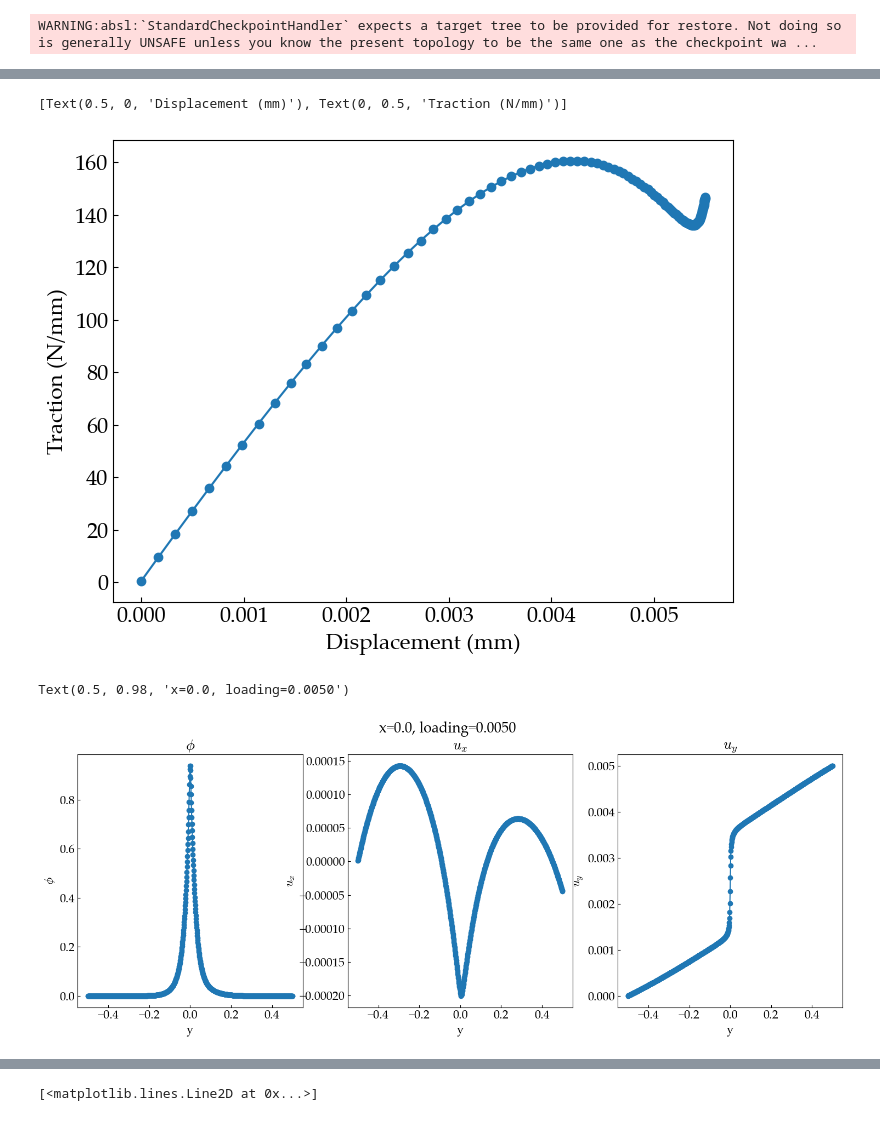
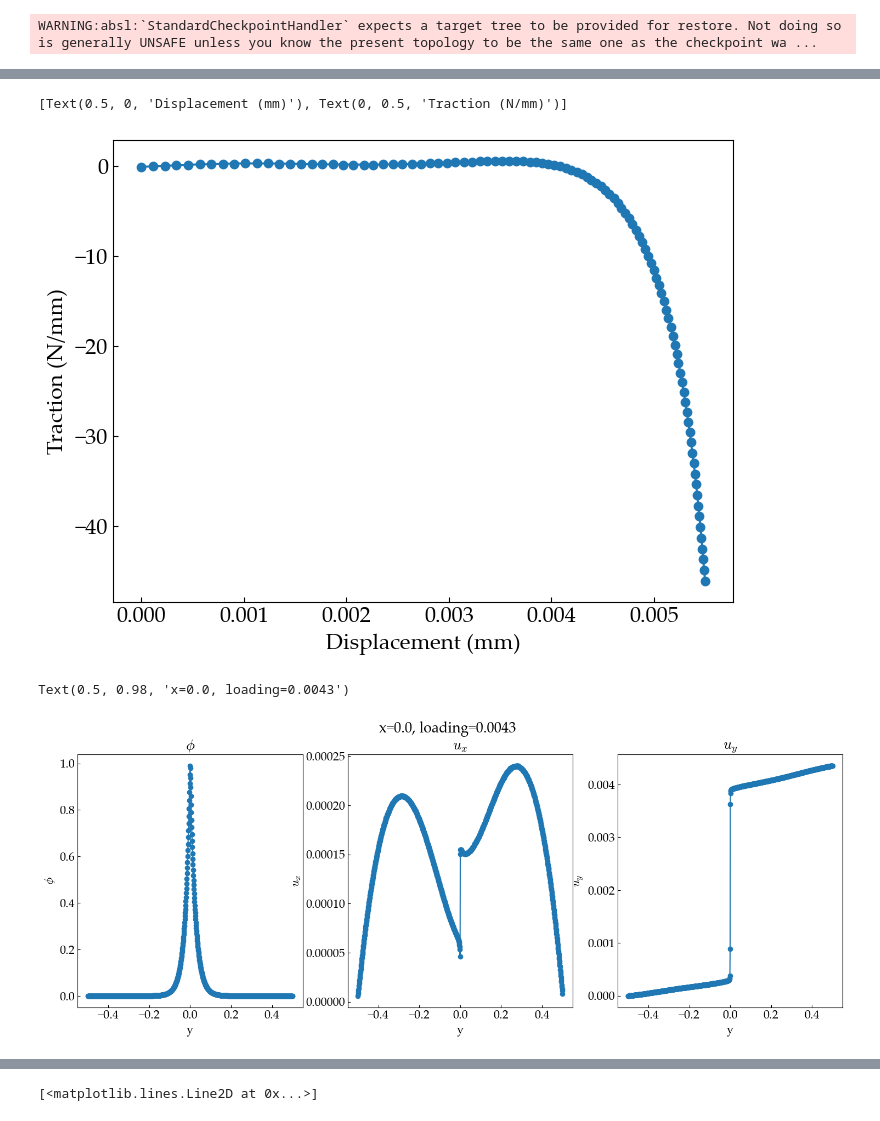
Before and after one commit to NanxiiChen/irr-pinns, a Jupyter notebook: examples/fracture/eval.ipynb, the cells around one changed output, grey strips where cells are left out. Drawn from its saved outputs; the diff is of its cells as text; code cells hidden in the pictures.

Commit message:
update fracture

```diff
--- a/examples/fracture/eval.ipynb
+++ b/examples/fracture/eval.ipynb
@@ -38,7 +38,7 @@ pinn = PINN(config=cfg)
 ckpt = ocp.StandardCheckpointer()
 # state = ckpt.restore("/root/autodl-tmp/tf-logs/fracture/irr/baseline0_model400_6-epoch30000/model-30000/")
 # state = ckpt.restore("/root/autodl-tmp/tf-logs/fracture/irr/baseline_model400_8-epoch50000-loading6/model-50000/")
-state = ckpt.restore("/root/autodl-tmp/tf-logs/fracture/irr/2025-06-08-21-18-59/model-15500/")
+state = ckpt.restore("/root/autodl-tmp/tf-logs/fracture/irr/2025-06-16-01-34-26/model-9000/")
 params = state["params"]
 # %% [output]
 WARNING:absl:`StandardCheckpointHandler` expects a target tree to be provided for restore. Not doing so is generally UNSAFE unless you know the present topology to be the same one as the checkpoint wa ...
@@ -60,7 +60,7 @@ ref_force_disp = jnp.array(ref_force_disp)
 ts = jnp.linspace(0, 1, 101)
 # mesh = jnp.load(f"{cfg.DATA_PATH}/mesh_points.npy") / cfg.Lc
 xs = jnp.linspace(-0.5, 0.5, 100)
-ys = jnp.ones_like(xs) * (-0.5)
+ys = jnp.ones_like(xs) * (0.5)
 top_mesh = jnp.stack([xs, ys], axis=1)
 norm_vector = jnp.array([0, 1])
 
@@ -77,9 +77,12 @@ for idx, tic in enumerate(ts):
     sigma = jax.lax.stop_gradient(vmap(
         pinn.sigma, in_axes=(None, 0, 0)
     )(params, top_mesh, t))
+    phi = jax.lax.stop_gradient(vmap(
+        lambda params, x, t: pinn.net_u(params, x, t)[0], in_axes=(None, 0, 0)
+    )(params, top_mesh, t)).squeeze()
 
     traction_vectors = jnp.einsum('ijk,k->ij', sigma, norm_vector)
-    traction_normal = traction_vectors[:, 1]
+    traction_normal = traction_vectors[:, 1] * (1 - phi)**2
     total_traction = integrate.trapezoid(traction_normal, xs)
     tractions.append(total_traction)
 
@@ -103,7 +106,7 @@ ax.legend()
 ts = jnp.linspace(0, 1, 101)
 # mesh = jnp.load(f"{cfg.DATA_PATH}/mesh_points.npy") / cfg.Lc
 ys = jnp.linspace(-0.5, 0.5, 1000)
-xs = jnp.ones_like(ys) * (0.5)
+xs = jnp.ones_like(ys) * (-0.5)
 top_mesh = jnp.stack([xs, ys], axis=1)
 norm_vector = jnp.array([1, 0])
 
@@ -138,10 +141,10 @@ ax.set(
 )
 # %% [output]
 [Text(0.5, 0, 'Displacement (mm)'), Text(0, 0.5, 'Traction (N/mm)')]
-[figure, old version]
+[figure, new version]
 # %%
 ys = jnp.linspace(-0.5, 0.5, 1000)
-xs = jnp.ones_like(ys) * (-0.)
+xs = jnp.ones_like(ys) * (-0.5)
 slice_mesh = jnp.stack([xs, ys], axis=1)
 tic = 0.5
 t = jnp.ones_like(slice_mesh[:, 0]) * tic
@@ -153,35 +156,35 @@ disp_loading = cfg.loading(tic)
 
 # fig, ax = plt.subplots(figsize=(6, 4))
 fig, axes = plt.subplots(1, 3, figsize=(18, 6))
 ax = axes[0]
 ax.plot(ys, phi, label="displacement", marker="o",)
 ax.set(
     xlabel="y",
     ylabel=r"$\phi$",
     title=r"$\phi$",
 )
 
 ax = axes[1]
 ax.plot(ys, disp[:, 0], label="displacement", marker="o",)
 ax.set(
     xlabel="y",
     ylabel=r"$u_x$",
     title=r"$u_x$",
 )
 
 ax = axes[2]
 ax.plot(ys, disp[:, 1], label="displacement", marker="o",)
 ax.set(
     xlabel="y",
     ylabel=r"$u_y$",
     title=r"$u_y$",
 )
 
 
 fig.suptitle(f"x=0.0, loading={disp_loading:.4f}")
 # %% [output]
-Text(0.5, 0.98, 'x=0.0, loading=0.0050')
+Text(0.5, 0.98, 'x=0.0, loading=0.0043')
-[figure, old version]
+[figure, new version]
 # %%
 %matplotlib inline
 
```
Also changed, not shown: parts of 2 cells of this notebook, 10 other files.
